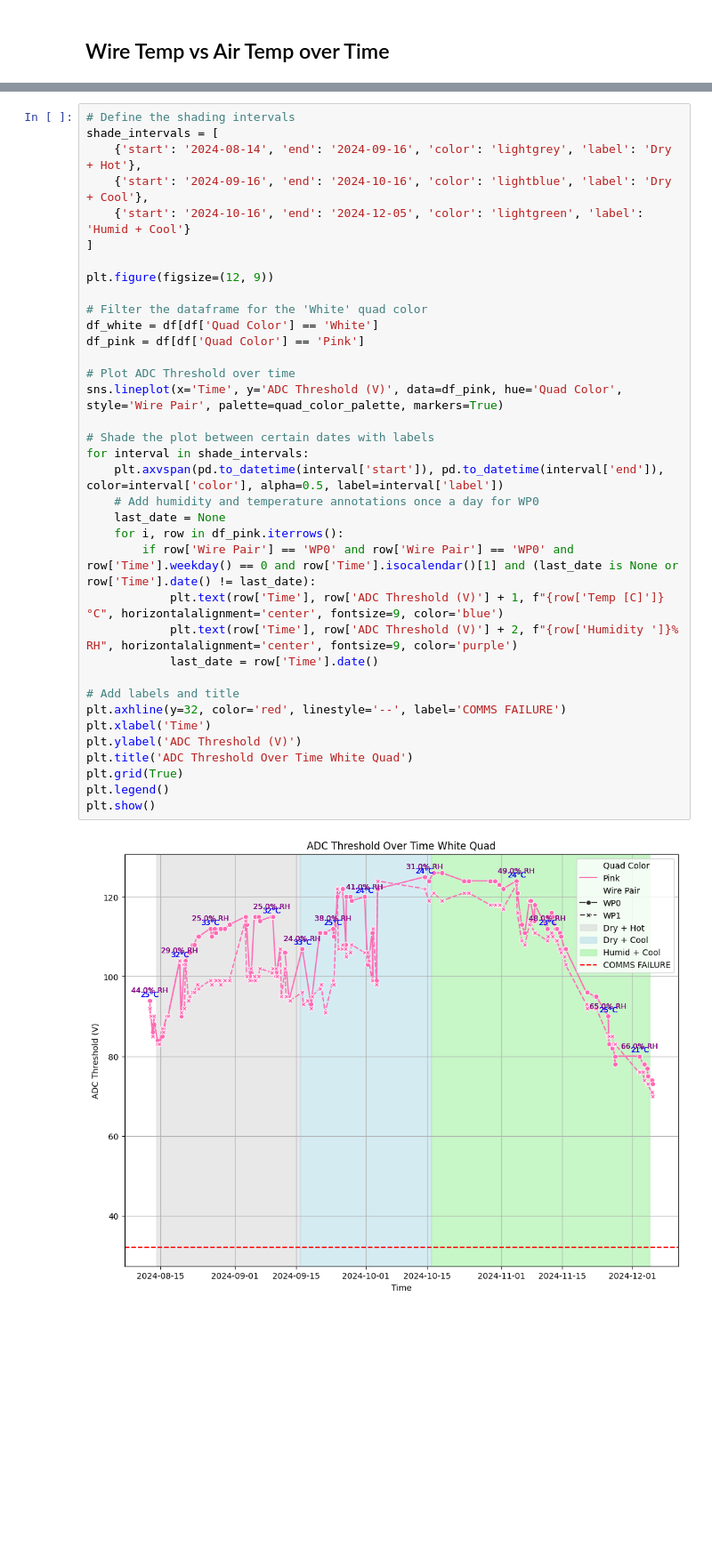
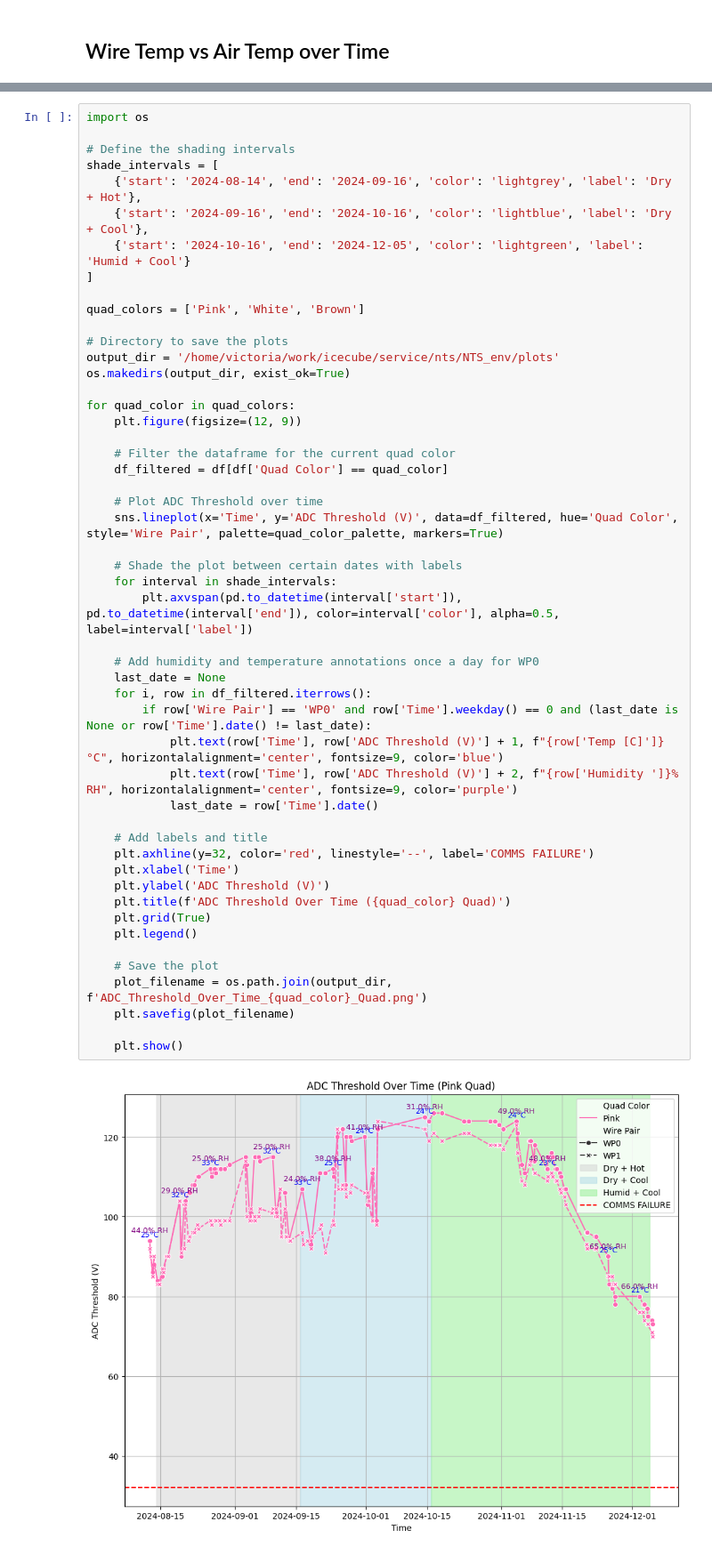
Before and after one commit to vparrish/NTS_env, a Jupyter notebook: notebooks/Heat Testing-(8.12.24_12.05.24).ipynb, the cells around one changed output, grey strips where cells are left out. Shown at 89% size. Drawn from its saved outputs; the diff is of its cells as text; blank space fills up the shorter version.

Commit message:
new plotting functions like total length of time

```diff
--- a/notebooks/Heat Testing-(8.12.24_12.05.24).ipynb
+++ b/notebooks/Heat Testing-(8.12.24_12.05.24).ipynb
@@ -187,40 +187,54 @@ plt.show()
 # %% [output]
 [figure]
 # %%
+import os
+
 # Define the shading intervals
 shade_intervals = [
     {'start': '2024-08-14', 'end': '2024-09-16', 'color': 'lightgrey', 'label': 'Dry + Hot'},
     {'start': '2024-09-16', 'end': '2024-10-16', 'color': 'lightblue', 'label': 'Dry + Cool'},
     {'start': '2024-10-16', 'end': '2024-12-05', 'color': 'lightgreen', 'label': 'Humid + Cool'}
 ]
 
-plt.figure(figsize=(12, 9))
+quad_colors = ['Pink', 'White', 'Brown']
 
-# Filter the dataframe for the 'White' quad color
-df_white = df[df['Quad Color'] == 'White']
-df_pink = df[df['Quad Color'] == 'Pink']
+# Directory to save the plots
+output_dir = '/home/victoria/work/icecube/service/nts/NTS_env/plots'
+os.makedirs(output_dir, exist_ok=True)
 
-# Plot ADC Threshold over time
-sns.lineplot(x='Time', y='ADC Threshold (V)', data=df_pink, hue='Quad Color', style='Wire Pair', palette=quad_color_palette, markers=True)
+for quad_color in quad_colors:
+    plt.figure(figsize=(12, 9))
 
-# Shade the plot between certain dates with labels
-for interval in shade_intervals:
-    plt.axvspan(pd.to_datetime(interval['start']), pd.to_datetime(interval['end']), color=interval['color'], alpha=0.5, label=interval['label'])
+    # Filter the dataframe for the current quad color
+    df_filtered = df[df['Quad Color'] == quad_color]
+
+    # Plot ADC Threshold over time
+    sns.lineplot(x='Time', y='ADC Threshold (V)', data=df_filtered, hue='Quad Color', style='Wire Pair', palette=quad_color_palette, markers=True)
+
+    # Shade the plot between certain dates with labels
+    for interval in shade_intervals:
+        plt.axvspan(pd.to_datetime(interval['start']), pd.to_datetime(interval['end']), color=interval['color'], alpha=0.5, label=interval['label'])
+
     # Add humidity and temperature annotations once a day for WP0
     last_date = None
-    for i, row in df_pink.iterrows():
-        if row['Wire Pair'] == 'WP0' and row['Wire Pair'] == 'WP0' and row['Time'].weekday() == 0 and row['Time'].isocalendar()[1] and (last_date is None or row['Time'].date() != last_date):
+    for i, row in df_filtered.iterrows():
+        if row['Wire Pair'] == 'WP0' and row['Time'].weekday() == 0 and (last_date is None or row['Time'].date() != last_date):
             plt.text(row['Time'], row['ADC Threshold (V)'] + 1, f"{row['Temp [C]']}°C", horizontalalignment='center', fontsize=9, color='blue')
             plt.text(row['Time'], row['ADC Threshold (V)'] + 2, f"{row['Humidity ']}% RH", horizontalalignment='center', fontsize=9, color='purple')
             last_date = row['Time'].date()
 
-# Add labels and title
-plt.axhline(y=32, color='red', linestyle='--', label='COMMS FAILURE')
-plt.xlabel('Time')
-plt.ylabel('ADC Threshold (V)')
-plt.title('ADC Threshold Over Time White Quad')
-plt.grid(True)
-plt.legend()
-plt.show()
+    # Add labels and title
+    plt.axhline(y=32, color='red', linestyle='--', label='COMMS FAILURE')
+    plt.xlabel('Time')
+    plt.ylabel('ADC Threshold (V)')
+    plt.title(f'ADC Threshold Over Time ({quad_color} Quad)')
+    plt.grid(True)
+    plt.legend()
+
+    # Save the plot
+    plot_filename = os.path.join(output_dir, f'ADC_Threshold_Over_Time_{quad_color}_Quad.png')
+    plt.savefig(plot_filename)
+
+    plt.show()
 # %% [output]
-[figure, old version]
+[figure, new version]
```
Also changed, not shown: parts of 1 cell of this notebook, 1 other file.
